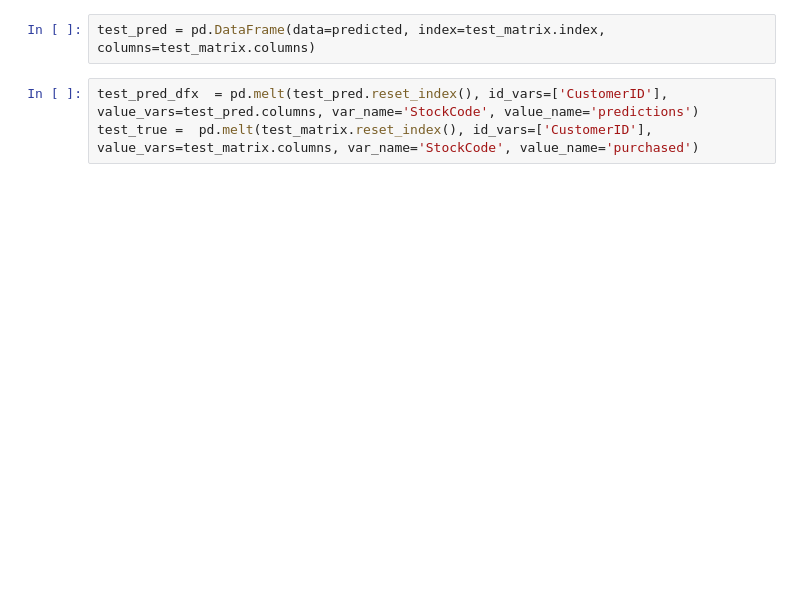
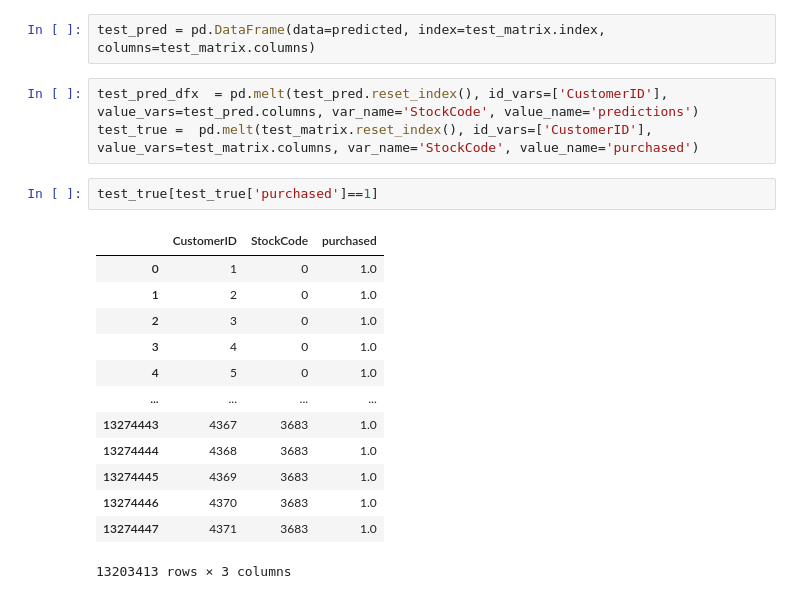
Before and after one commit to uadR1/Master-Thesis-Building-and-Evaluating-Candidate-Generation-Models-with-Neural-Networks, a Jupyter notebook: 02_Model_Tests/0201_RBM/0204_RBM_dfSplit.ipynb, the cells around one changed output. Drawn from its saved outputs; the diff is of its cells as text; blank space fills up the shorter version.

```diff
--- a/02_Model_Tests/0201_RBM/0204_RBM_dfSplit.ipynb
+++ b/02_Model_Tests/0201_RBM/0204_RBM_dfSplit.ipynb
@@ -275,3 +298,19 @@ test_pred = pd.DataFrame(data=predicted, index=test_matrix.index, columns=test_m
 # %%
 test_pred_dfx  = pd.melt(test_pred.reset_index(), id_vars=['CustomerID'], value_vars=test_pred.columns, var_name='StockCode', value_name='predictions')
 test_true =  pd.melt(test_matrix.reset_index(), id_vars=['CustomerID'], value_vars=test_matrix.columns, var_name='StockCode', value_name='purchased')
+# %%
+test_true[test_true['purchased']==1]
+# %% [output]
+|  | CustomerID | StockCode | purchased |
+| 0 | 1 | 0 | 1.0 |
+| 1 | 2 | 0 | 1.0 |
+| 2 | 3 | 0 | 1.0 |
+| 3 | 4 | 0 | 1.0 |
+| 4 | 5 | 0 | 1.0 |
+| ... | ... | ... | ... |
+| 13274443 | 4367 | 3683 | 1.0 |
+| 13274444 | 4368 | 3683 | 1.0 |
+| 13274445 | 4369 | 3683 | 1.0 |
+| 13274446 | 4370 | 3683 | 1.0 |
+| 13274447 | 4371 | 3683 | 1.0 |
+13203413 rows × 3 columns
```
Also changed, not shown: parts of 33 cells of this notebook, 1 other file.
